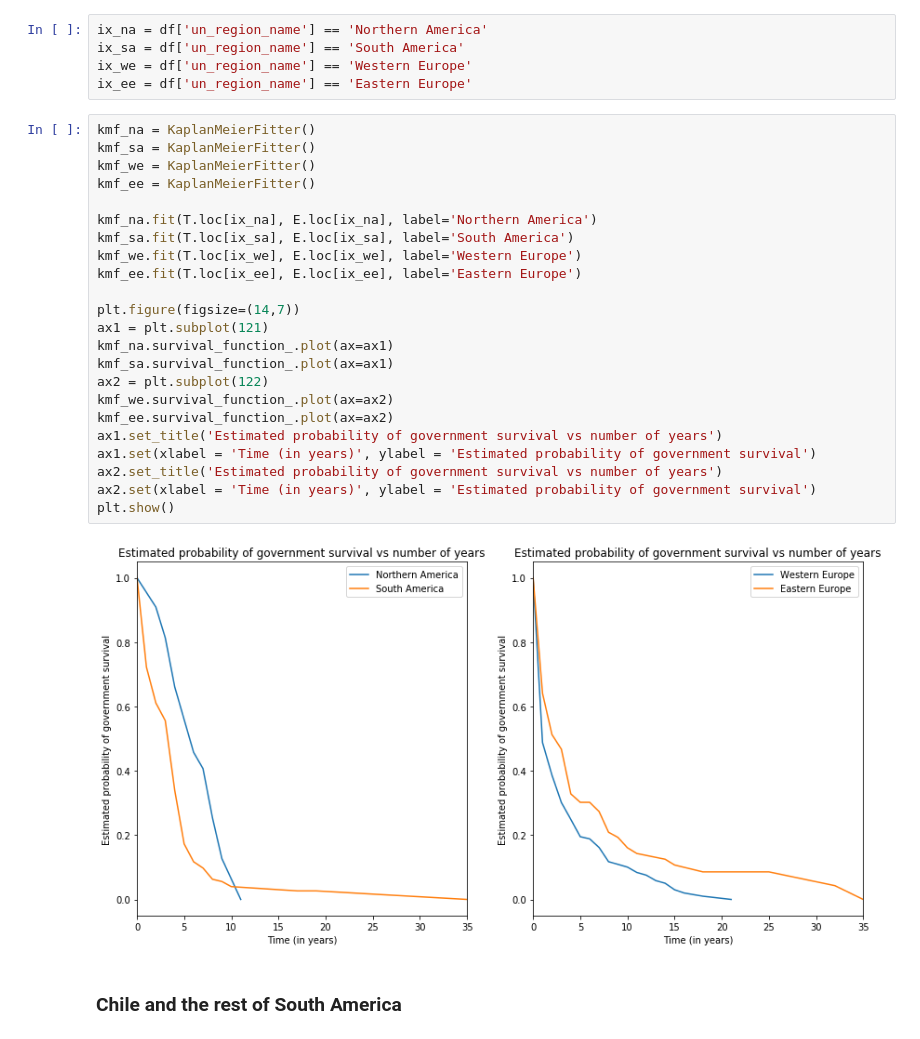
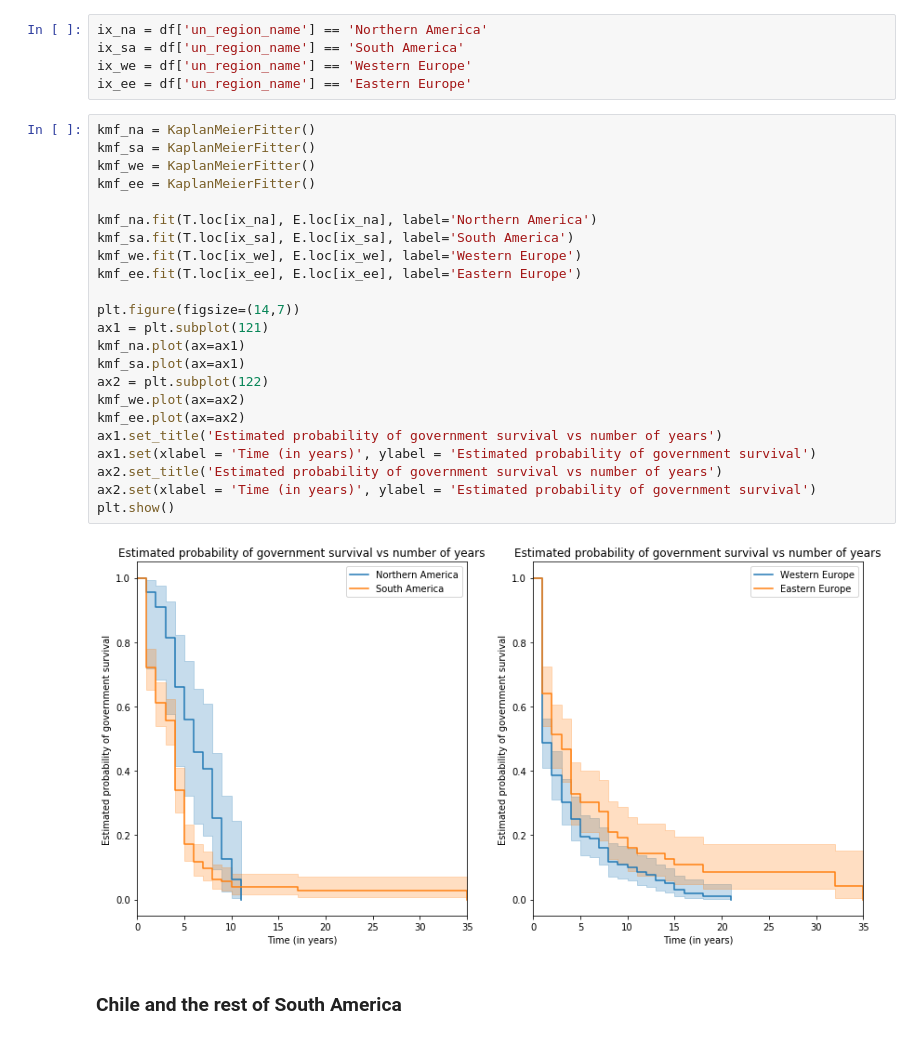
Before and after one commit to alonsosilvaallende/Survival_Analysis, a Jupyter notebook: Democracy_and_Dictatorship-colab.ipynb, the cells around one changed output. Cells and saved outputs as stored; diff of their text form.

```diff
--- a/Democracy_and_Dictatorship-colab.ipynb
+++ b/Democracy_and_Dictatorship-colab.ipynb
@@ -226,28 +229,28 @@ ix_ee = df['un_region_name'] == 'Eastern Europe'
 # %%
 kmf_na = KaplanMeierFitter()
 kmf_sa = KaplanMeierFitter()
 kmf_we = KaplanMeierFitter()
 kmf_ee = KaplanMeierFitter()
 
 kmf_na.fit(T.loc[ix_na], E.loc[ix_na], label='Northern America')
 kmf_sa.fit(T.loc[ix_sa], E.loc[ix_sa], label='South America')
 kmf_we.fit(T.loc[ix_we], E.loc[ix_we], label='Western Europe')
 kmf_ee.fit(T.loc[ix_ee], E.loc[ix_ee], label='Eastern Europe')
 
 plt.figure(figsize=(14,7))
 ax1 = plt.subplot(121)
-kmf_na.survival_function_.plot(ax=ax1)
-kmf_sa.survival_function_.plot(ax=ax1)
+kmf_na.plot(ax=ax1)
+kmf_sa.plot(ax=ax1)
 ax2 = plt.subplot(122)
-kmf_we.survival_function_.plot(ax=ax2)
-kmf_ee.survival_function_.plot(ax=ax2)
+kmf_we.plot(ax=ax2)
+kmf_ee.plot(ax=ax2)
 ax1.set_title('Estimated probability of government survival vs number of years')
 ax1.set(xlabel = 'Time (in years)', ylabel = 'Estimated probability of government survival')
 ax2.set_title('Estimated probability of government survival vs number of years')
 ax2.set(xlabel = 'Time (in years)', ylabel = 'Estimated probability of government survival')
 plt.show()
 # %% [output]
-[figure, old version]
+[figure, new version]
 # %% [markdown]
 ### Chile and the rest of South America
 # %%
```
Also changed, not shown: parts of 2 cells of this notebook.
